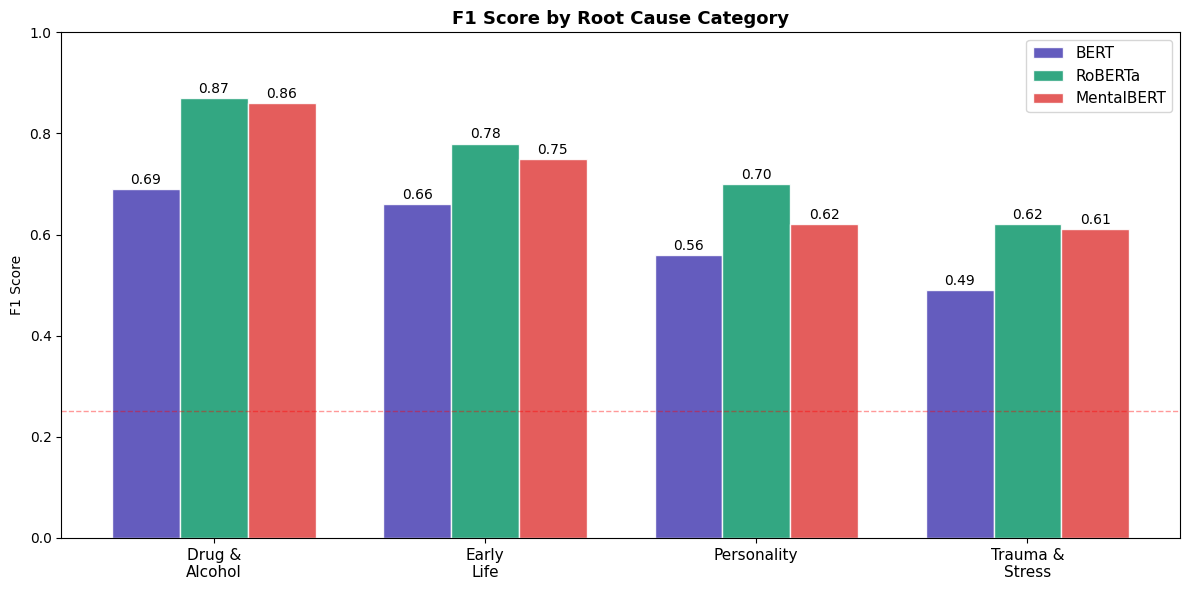
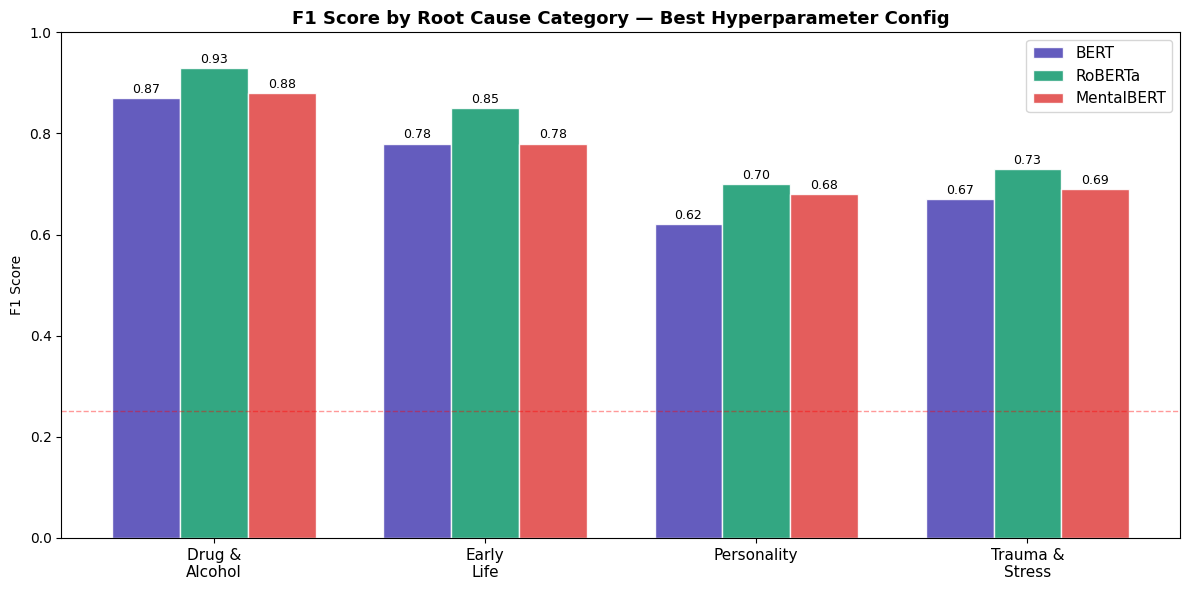
The notebook cell's code change between the first figure and the second:
--- before
+++ after
@@ -1,9 +1,10 @@
-# ── Per class F1 comparison ────────────────────────
-classes    = ['Drug &\nAlcohol', 'Early\nLife',
-              'Personality', 'Trauma &\nStress']
+# ── Per class F1 comparison — best configs ─────────
+classes = ['Drug &\nAlcohol', 'Early\nLife',
+           'Personality', 'Trauma &\nStress']
 
-bert_f1        = [0.69, 0.66, 0.56, 0.49]
-roberta_f1     = [0.87, 0.78, 0.70, 0.62]
-mental_bert_f1 = [0.86, 0.75, 0.62, 0.61]
+bert_f1        = [0.87, 0.78, 0.62, 0.67]
+roberta_f1     = [0.93, 0.85, 0.70, 0.73]
+mental_bert_f1 = [0.88, 0.78, 0.68, 0.69]
+
 x     = np.arange(len(classes))
 width = 0.25
@@ -17,28 +18,19 @@
                label='RoBERTa', color='#1D9E75',
                edgecolor='white', alpha=0.9)
-
-# Add MentalBERT bars
 bars3 = ax.bar(x + width, mental_bert_f1, width,
                label='MentalBERT', color='#E24B4A',
                edgecolor='white', alpha=0.9)
-for bar in bars3:
-    ax.text(bar.get_x() + bar.get_width()/2,
-            bar.get_height() + 0.01,
-            f'{bar.get_height():.2f}',
-            ha='center', fontsize=10)
 
-for bar in bars1:
-    ax.text(bar.get_x() + bar.get_width()/2,
-            bar.get_height() + 0.01,
-            f'{bar.get_height():.2f}',
-            ha='center', fontsize=10)
-for bar in bars2:
-    ax.text(bar.get_x() + bar.get_width()/2,
-            bar.get_height() + 0.01,
-            f'{bar.get_height():.2f}',
-            ha='center', fontsize=10)
+for bars in [bars1, bars2, bars3]:
+    for bar in bars:
+        ax.text(bar.get_x() + bar.get_width()/2,
+                bar.get_height() + 0.01,
+                f'{bar.get_height():.2f}',
+                ha='center', fontsize=9)
 
-ax.set_title('F1 Score by Root Cause Category',
-             fontsize=13, fontweight='bold')
+ax.set_title(
+    'F1 Score by Root Cause Category — Best Hyperparameter Config',
+    fontsize=13, fontweight='bold'
+)
 ax.set_ylabel('F1 Score')
 ax.set_xticks(x)
@@ -47,5 +39,5 @@
 ax.legend(fontsize=11)
 ax.axhline(y=0.25, color='red', linestyle='--',
-           linewidth=1, alpha=0.4)
+           linewidth=1, alpha=0.4, label='Random baseline')
 
 plt.tight_layout()

Commit: Notebook 04: hyperparameter search complete, token removed